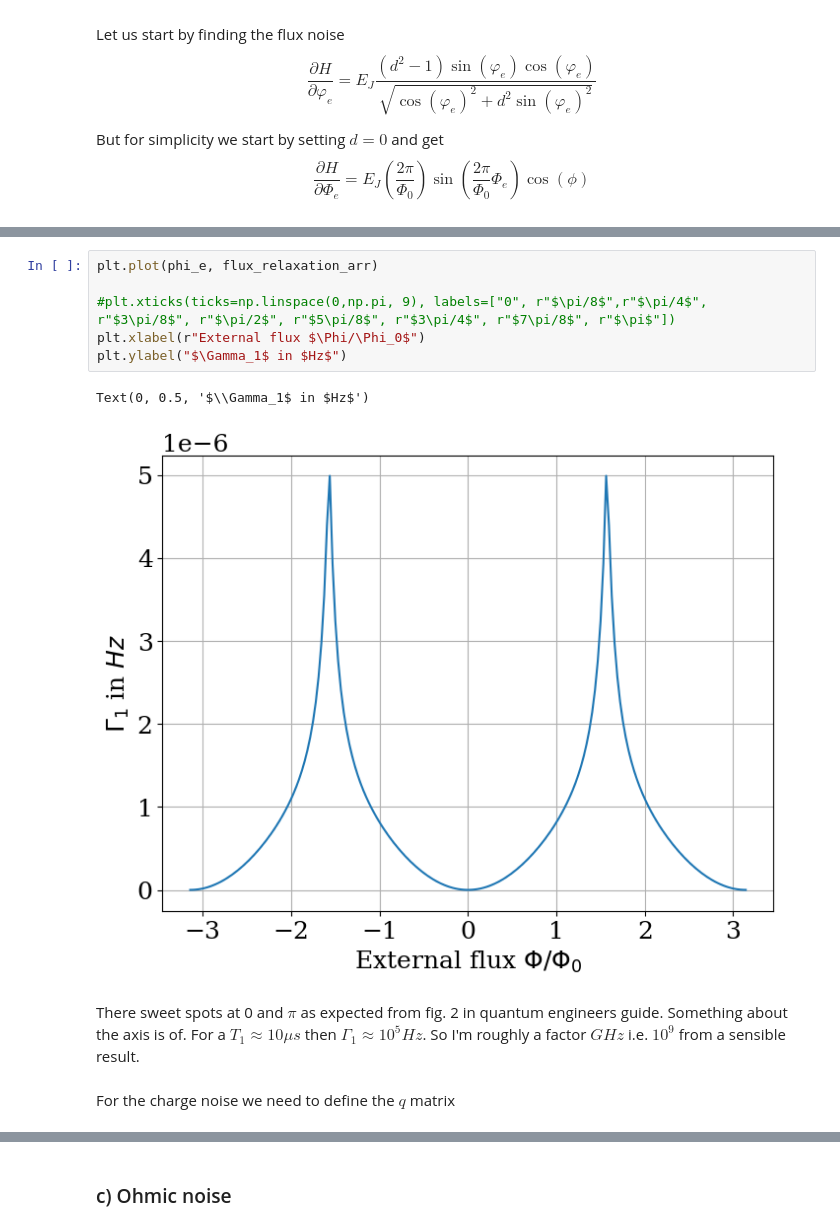
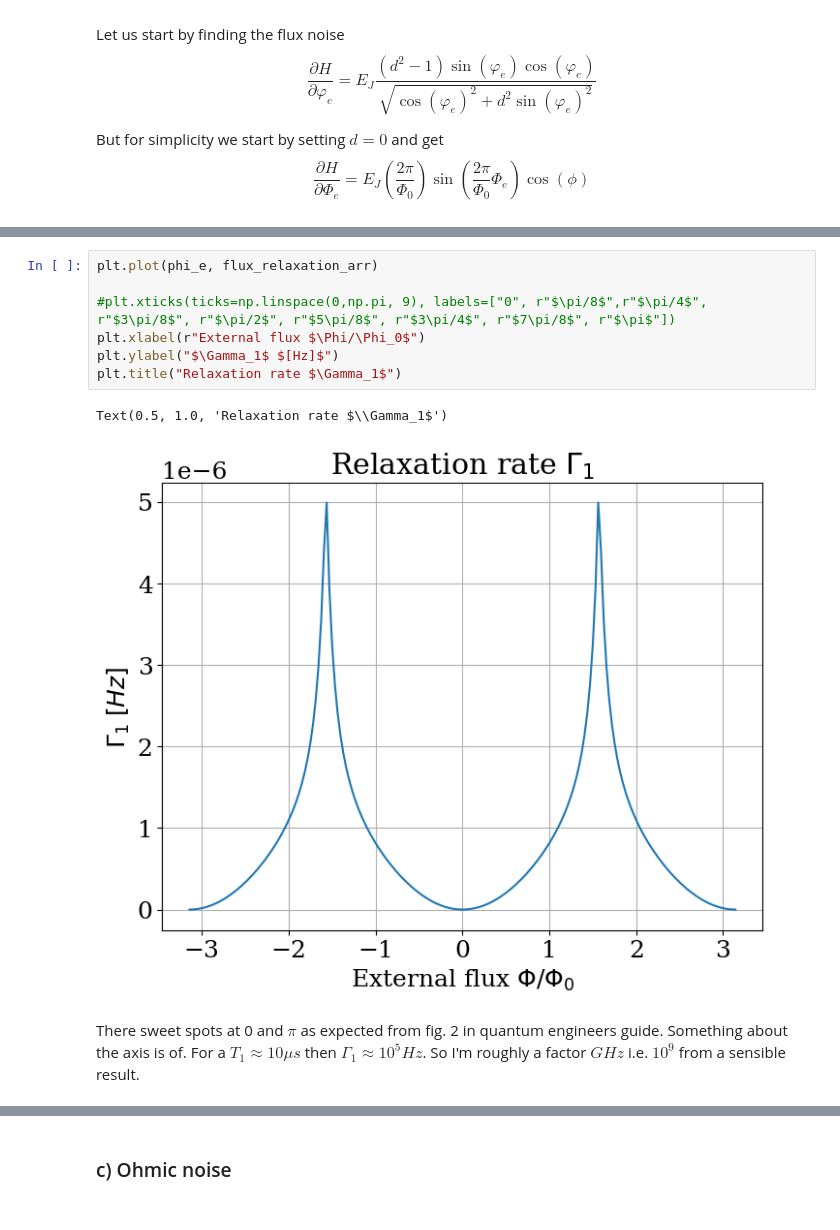
Before and after one commit to Shellf1sh/Superconducting-Qubits-Course, a Jupyter notebook: Week2/Week2code.ipynb, the cells around one changed output, grey strips where cells are left out. Drawn from its saved outputs; the diff is of its cells as text.

```diff
--- a/Week2/Week2code.ipynb
+++ b/Week2/Week2code.ipynb
@@ -144,13 +144,12 @@ print(energy[2]-energy[1])
 # %%
 plt.plot(phi_e, flux_relaxation_arr)
 
 #plt.xticks(ticks=np.linspace(0,np.pi, 9), labels=["0", r"$\pi/8$",r"$\pi/4$", r"$3\pi/8$", r"$\pi/2$", r"$5\pi/8$", r"$3\pi/4$", r"$7\pi/8$", r"$\pi$"])
 plt.xlabel(r"External flux $\Phi/\Phi_0$")
-plt.ylabel("$\Gamma_1$ in $Hz$")
+plt.ylabel("$\Gamma_1$ $[Hz]$")
+plt.title("Relaxation rate $\Gamma_1$")
 # %% [output]
-Text(0, 0.5, '$\\Gamma_1$ in $Hz$')
+Text(0.5, 1.0, 'Relaxation rate $\\Gamma_1$')
-[figure, old version]
+[figure, new version]
 # %% [markdown]
 There sweet spots at 0 and $\pi$ as expected from fig. 2 in quantum engineers guide. Something about the axis is of. For a $T_1\approx 10\mu s$ then $\Gamma_1\approx 10^{5}Hz$. So I'm roughly a factor $GHz$ i.e. $10^9$ from a sensible result.
-# %% [markdown]
-For the charge noise we need to define the $q$ matrix
```
Also changed, not shown: parts of 12 cells of this notebook, 2 other files.
